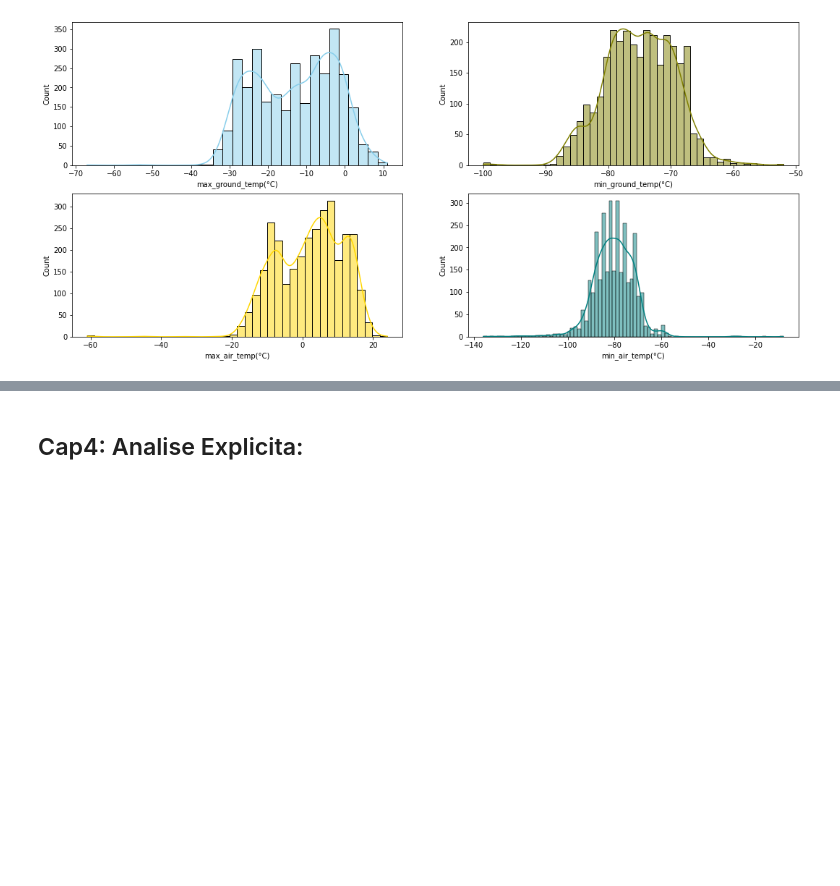
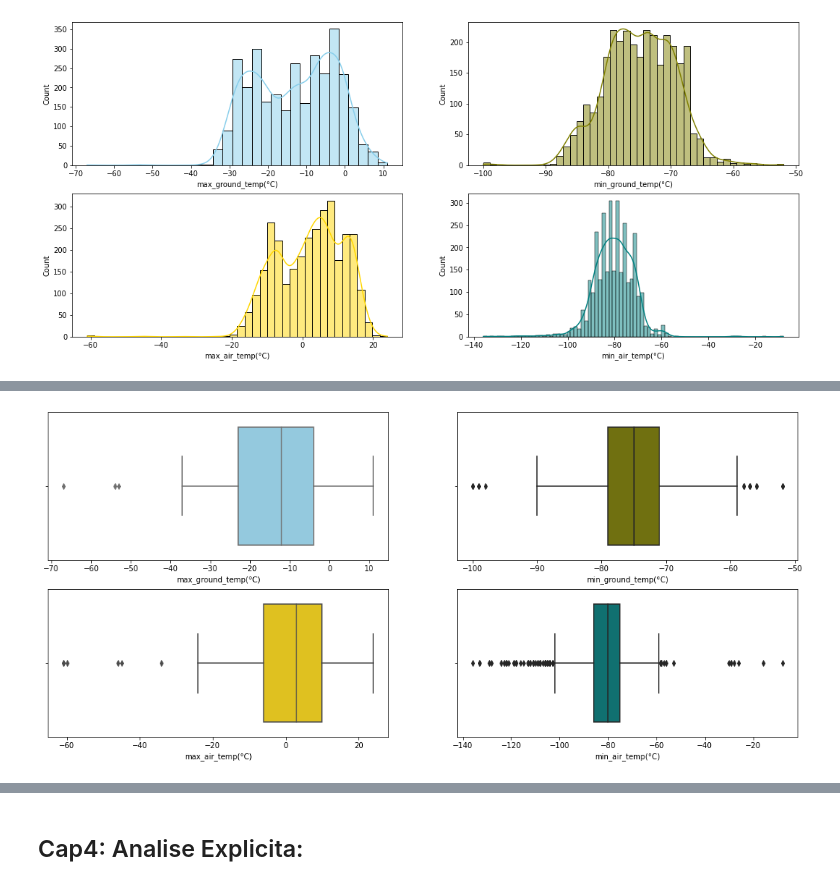
Before and after one commit to Gus-1003/DataScience, a Jupyter notebook: Análise_Dataset_REMS_Mars/Av3_Ciência_de_dados.ipynb, the cells around one changed output, grey strips where cells are left out. Saved outputs shown, nothing was run; the diff lists cells and outputs as text; code cells hidden in the pictures; blank space fills up the shorter version.

```diff
--- a/Análise_Dataset_REMS_Mars/Av3_Ciência_de_dados.ipynb
+++ b/Análise_Dataset_REMS_Mars/Av3_Ciência_de_dados.ipynb
@@ -225,0 +239,11 @@ plt.show()
+# %%
+fig, axs = plt.subplots(2, 2, figsize=(18, 8))
+
+sb.boxplot(data=Dataframe, x='max_ground_temp(°C)', color="skyblue", ax=axs[0, 0])
+sb.boxplot(data=Dataframe, x='min_ground_temp(°C)',  color="olive", ax=axs[0, 1])
+sb.boxplot(data=Dataframe, x='max_air_temp(°C)', color="gold", ax=axs[1, 0])
+sb.boxplot(data=Dataframe, x='min_air_temp(°C)', color="teal", ax=axs[1, 1])
+
+plt.show()
+# %% [output]
+[figure, added]
```
Also changed, not shown: parts of 16 cells of this notebook.
